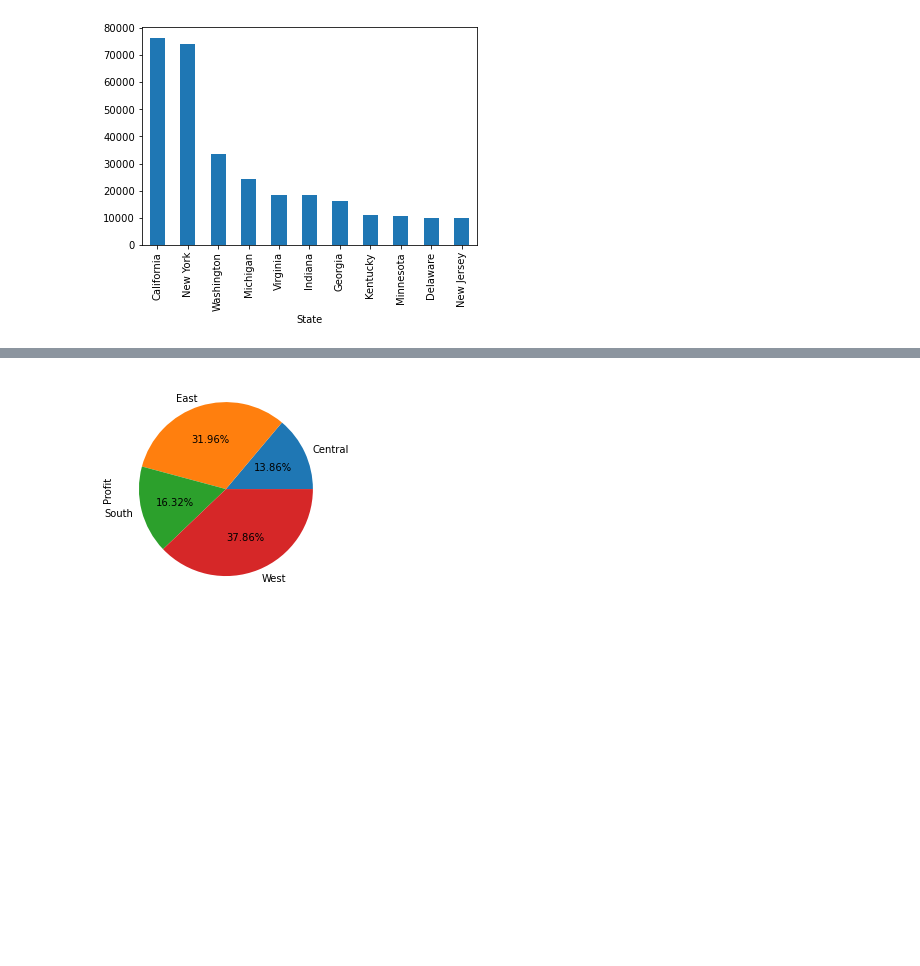
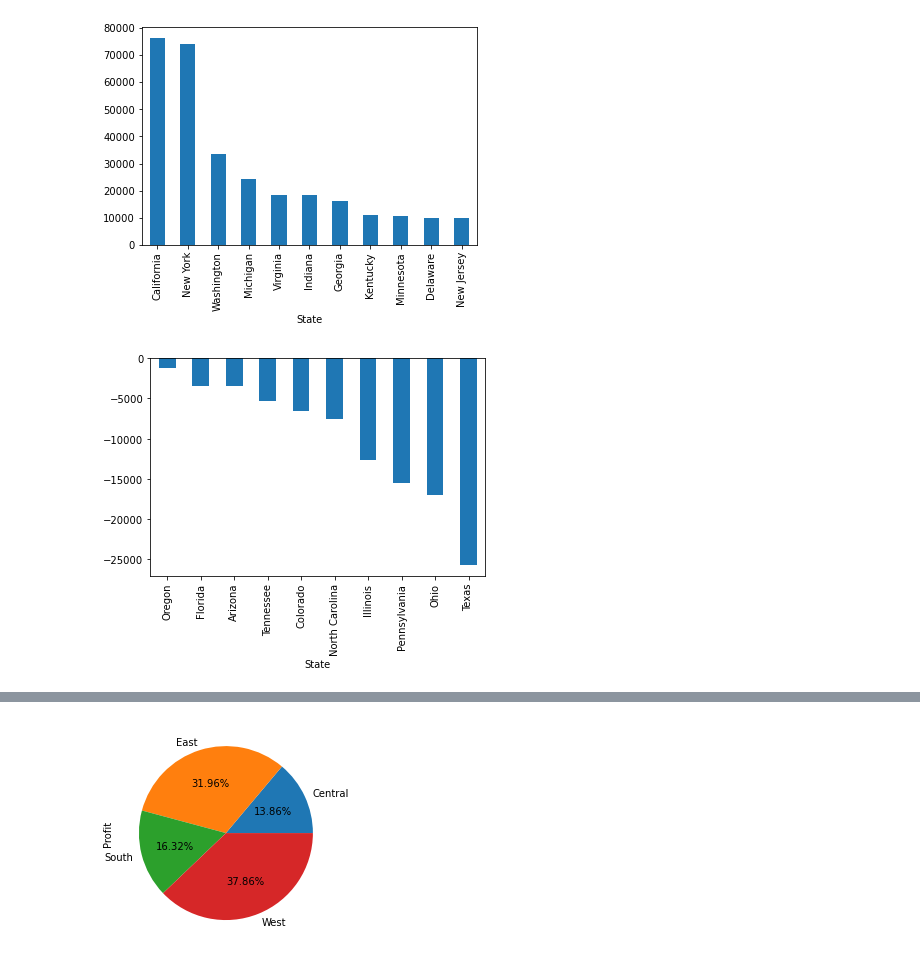
Before and after one commit to Chirag-Naik666/TheSparksFoundation, a Jupyter notebook: TSF_task2.ipynb, the cells around one changed output, grey strips where cells are left out. Drawn from its saved outputs; the diff is of its cells as text; code cells hidden in the pictures; blank space fills up the shorter version.

```diff
--- a/TSF_task2.ipynb
+++ b/TSF_task2.ipynb
@@ -185,3 +185,9 @@ df.groupby('State')['Profit'].sum().sort_values(ascending=False)[:11].plot(kind=
 plt.show()
 # %% [output]
 [figure]
+# %%
+#bottom 10 statewise profit
+df.groupby('State')['Profit'].sum().sort_values(ascending=False)[-10:].plot(kind='bar')
+plt.show()
+# %% [output]
+[figure, added]
```
Also changed, not shown: parts of 4 cells of this notebook.
